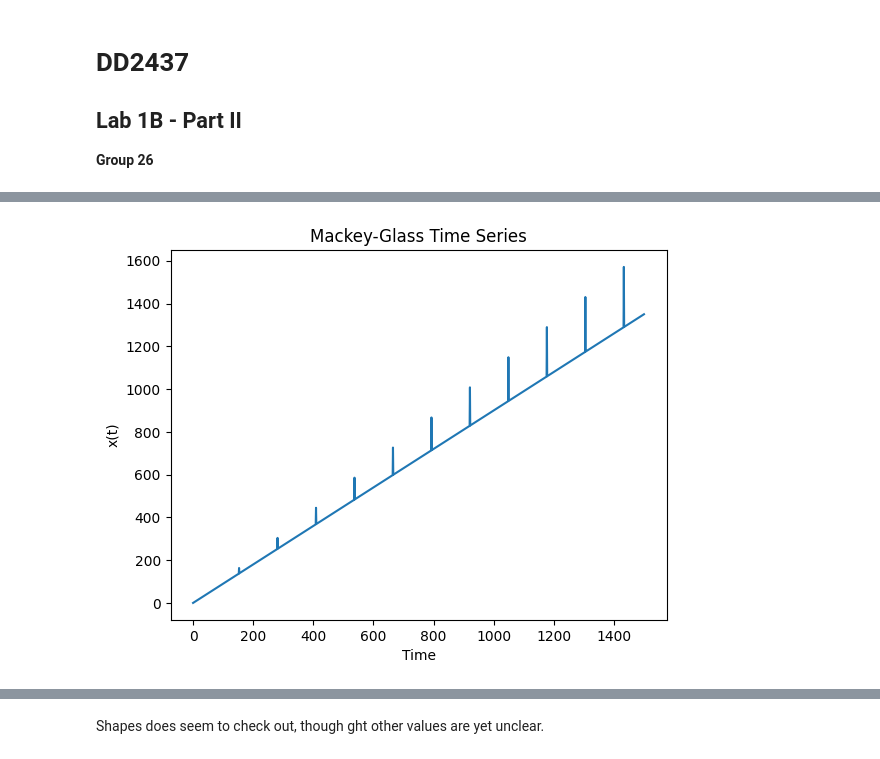
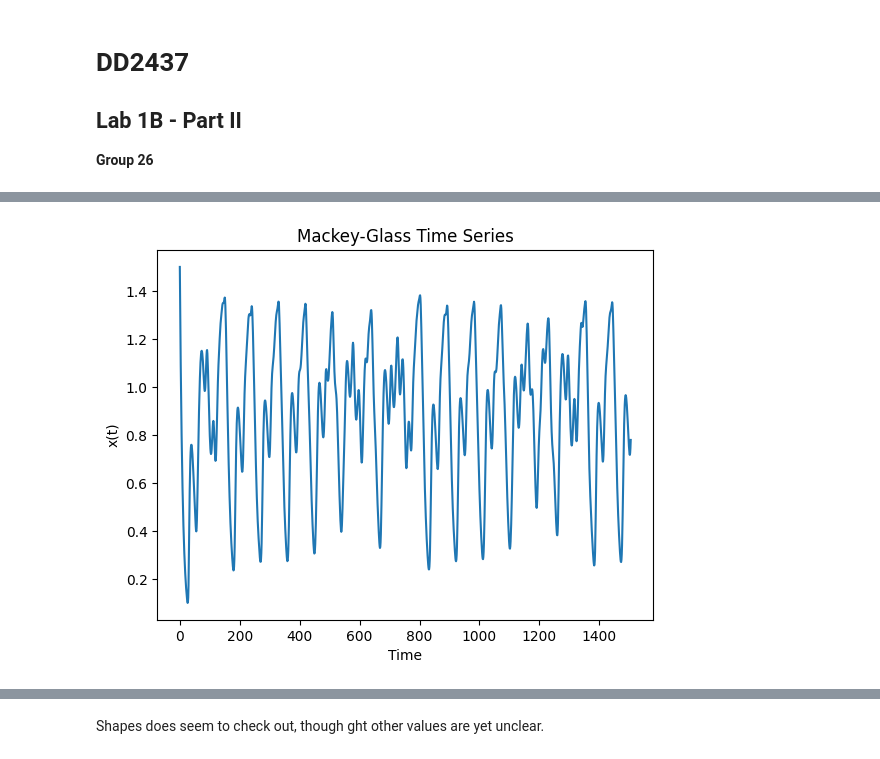
Before and after one commit to Ton3t3/DD2437, a Jupyter notebook: lab_1b/lab_1b_part_two.ipynb, the cells around one changed output, grey strips where cells are left out. Drawn from its saved outputs; the diff is of its cells as text; code cells hidden in the pictures.

Commit message:
Add files via upload
More or less finished part two. Maybe more plots are needed for clearer results.

```diff
--- a/lab_1b/lab_1b_part_two.ipynb
+++ b/lab_1b/lab_1b_part_two.ipynb
@@ -32,11 +28,26 @@ We define the Mackey-Glass function as according
 to the given formula and make use of the global
 parameters defined.
 
-Note that x_t_tau is the value of x at time t - tau.
 '''
-def mackey_glass_step(x_t):
-    x_t_tau = x_t - tau
-    return x_t + beta * x_t_tau / (1 + x_t_tau**n) - gamma * x_t
+def generate_mackey_glass(limit=1505):
+  mackey_glass_series = []
+  mackey_glass_series.append(1.5)
+  for t in range(0, limit):
+    t_tau = t - tau
+    if t_tau < 0:
+      x_t_tau = 0
+    else:
+      x_t_tau = mackey_glass_series[t_tau]
+    x_t = mackey_glass_series[t]
+    x_t_1 = x_t + (beta * x_t_tau) / (1 + x_t_tau**n) - gamma * x_t
+    mackey_glass_series.append(x_t_1)
+
+  return  np.array(mackey_glass_series)
+
+def get_mg_value(t):
+    return mg_data[t]
+
+mg_data = generate_mackey_glass()
 # %%
 '''
 Prepare a embedded time-lagged representation by picking
@@ -56,15 +67,15 @@ def get_output(t):
 # %%
 '''
 We plot the time series for a better understainding of the data.
 '''
-time_series = [mackey_glass_step(ti) for ti in range(1, 1501)]
-plt.plot(time_series)
+
+plt.plot(mg_data)
 plt.title('Mackey-Glass Time Series')
 plt.xlabel('Time')
 plt.ylabel('x(t)')
 plt.show()
 # %% [output]
-[figure, old version]
+[figure, new version]
 # %%
 '''
 Explore the data in order to get a better understanding and
```
Also changed, not shown: parts of 17 cells of this notebook.
